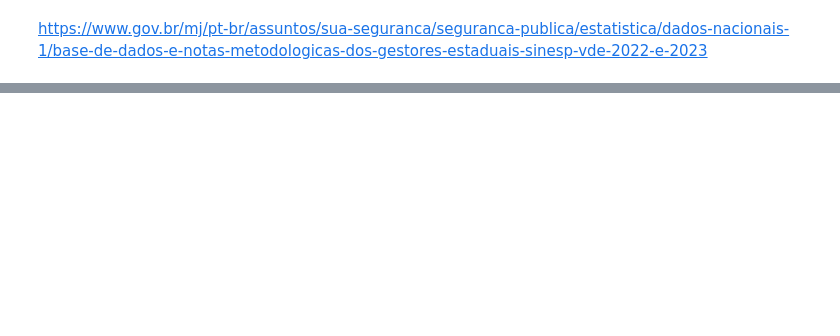
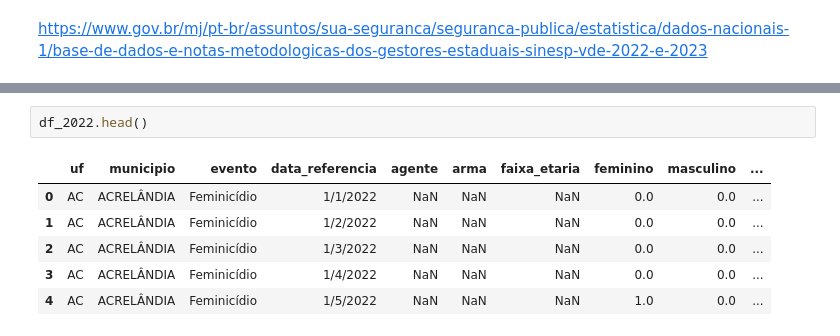
Before and after one commit to Marcelo-Silvestre/MVP_Machine_Learning_Analytics_PUCRIO_40530010056_20260_01, a Jupyter notebook: Notebooks/mvpcriminal.ipynb, the cells around one changed output, grey strips where cells are left out. Drawn from its saved outputs; the diff is of its cells as text; blank space fills up the shorter version.

```diff
--- a/Notebooks/mvpcriminal.ipynb
+++ b/Notebooks/mvpcriminal.ipynb
@@ -35,0 +84,9 @@ df_2025.groupby(['uf', 'evento'], as_index=False)[['feminino', 'masculino', 'nao
+# %%
+df_2022.head()
+# %% [output]
+|  | uf | municipio | evento | data_referencia | agente | arma | faixa_etaria | feminino | masculino | ... |
+| 0 | AC | ACRELÂNDIA | Feminicídio | 1/1/2022 | NaN | NaN | NaN | 0.0 | 0.0 | ... |
+| 1 | AC | ACRELÂNDIA | Feminicídio | 1/2/2022 | NaN | NaN | NaN | 0.0 | 0.0 | ... |
+| 2 | AC | ACRELÂNDIA | Feminicídio | 1/3/2022 | NaN | NaN | NaN | 0.0 | 0.0 | ... |
+| 3 | AC | ACRELÂNDIA | Feminicídio | 1/4/2022 | NaN | NaN | NaN | 0.0 | 0.0 | ... |
+| 4 | AC | ACRELÂNDIA | Feminicídio | 1/5/2022 | NaN | NaN | NaN | 1.0 | 0.0 | ... |
```
Also changed, not shown: parts of 16 cells of this notebook.
